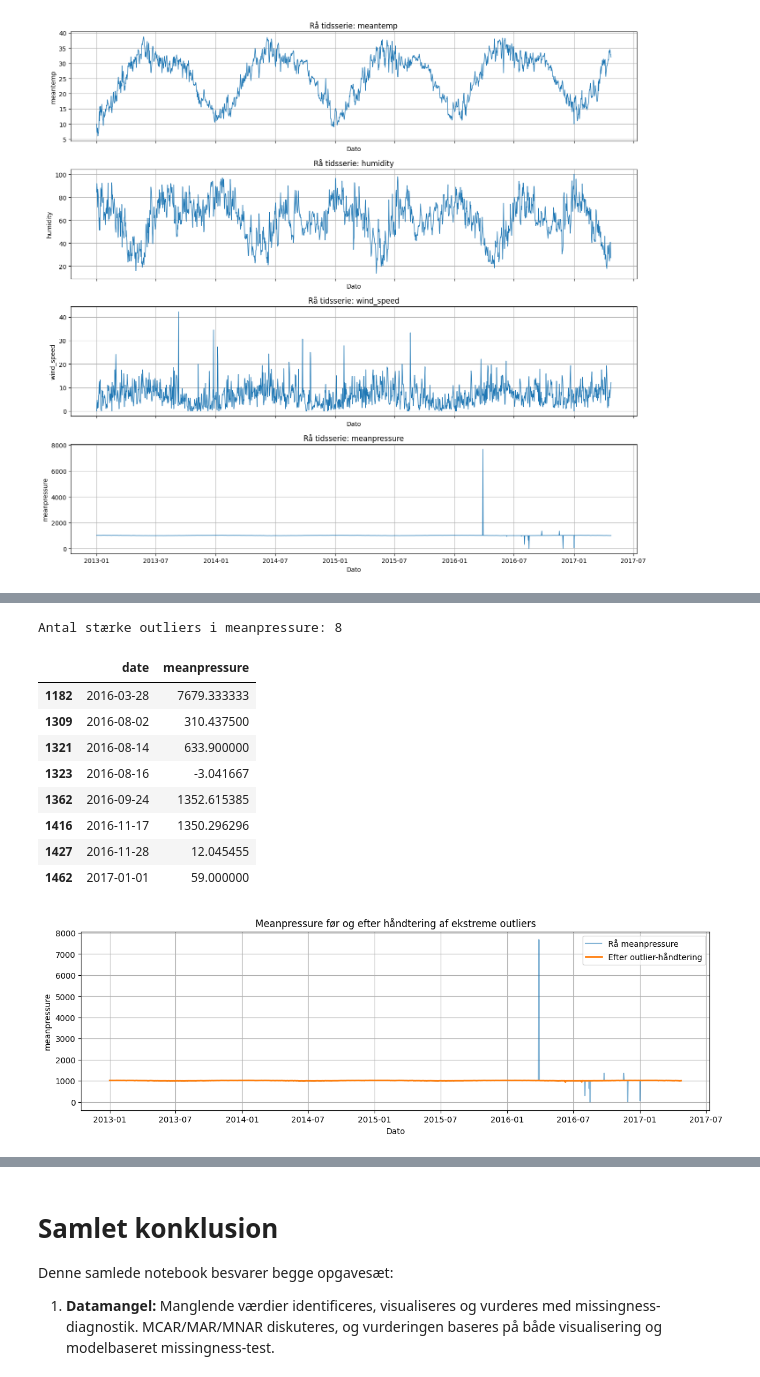
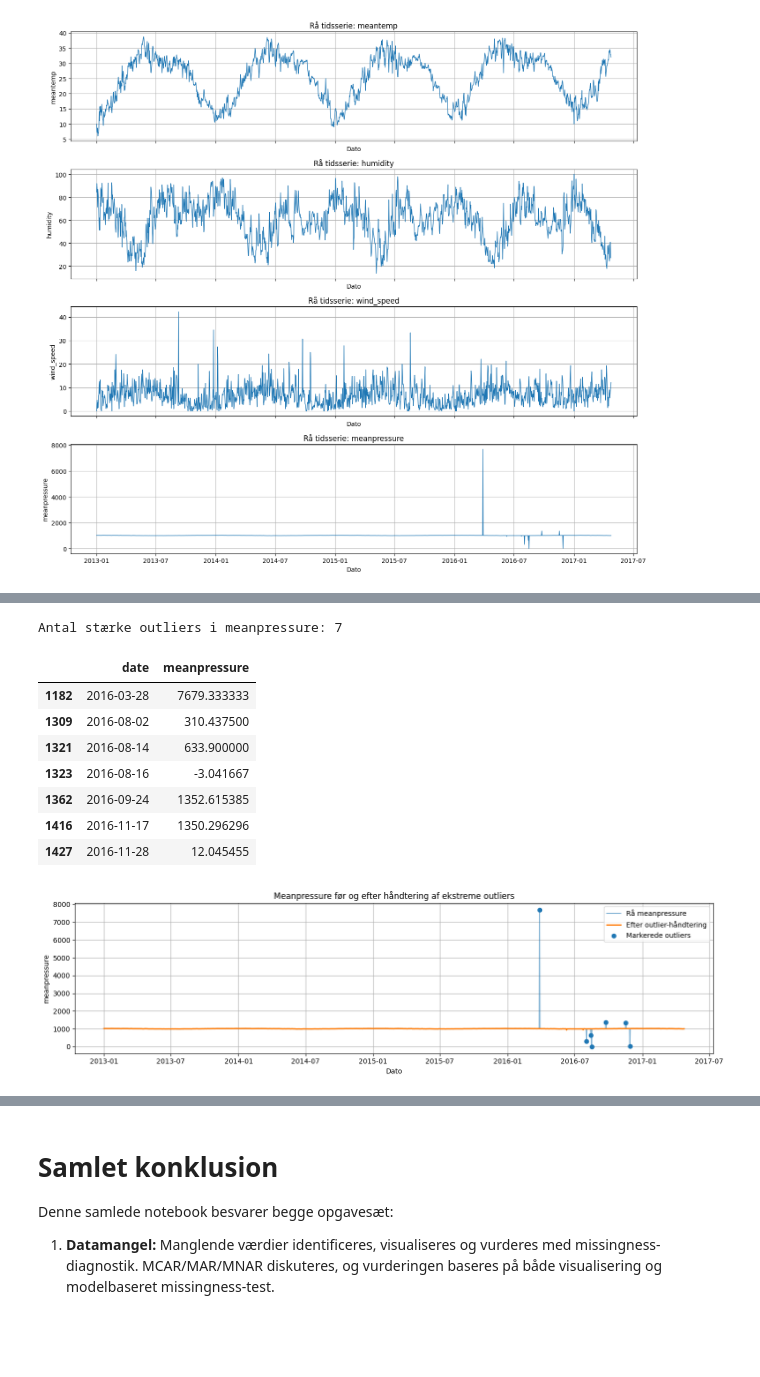
Before and after one commit to Ziabo1/AI-og-Data-Miniprojekt1, a Jupyter notebook: Samlet_miniprojekt_AI_og_Data.ipynb, the cells around one changed output, grey strips where cells are left out. Cells and saved outputs as stored; diff of their text form; code cells hidden in the pictures; blank space fills up the shorter version.

Commit message:
Mulige rettelser del 2
Mulige rettelser tilføjet du kan læse igennem det er både kode og  tekst

```diff
--- a/Samlet_miniprojekt_AI_og_Data.ipynb
+++ b/Samlet_miniprojekt_AI_og_Data.ipynb
@@ -786,6 +795,8 @@ climate = pd.concat([climate_train, climate_test], ignore_index=True)
 climate["date"] = pd.to_datetime(climate["date"])
 climate = climate.sort_values("date").reset_index(drop=True)
 
+climate = climate.drop_duplicates(subset="date", keep="first").reset_index(drop=True)
+
 numeric_cols_climate = climate.select_dtypes(include="number").columns.tolist()
 
 print("Tidsperiode:", climate["date"].min().date(), "til", climate["date"].max().date())
@@ -793,5 +804,44 @@ print("Antal observationer:", len(climate))
 print("Numeriske tidsserier:", numeric_cols_climate)
 display(climate.head())
 display(climate.describe().T.round(3))
+
+### ------- Mulige rettelse
+
+"""
+
+ # Bevar kilde midlertidigt, så eventuelle dubletter kan undersøges.
+climate_train["source"] = "train"
+climate_test["source"] = "test"
+
+climate_raw_concat = pd.concat([climate_train, climate_test], ignore_index=True)
+climate_raw_concat["date"] = pd.to_datetime(climate_raw_concat["date"])
+climate_raw_concat = climate_raw_concat.sort_values("date").reset_index(drop=True)
+
+# Find dubletter efter dato.
+duplicate_dates = climate_raw_concat[climate_raw_concat.duplicated(subset="date", keep=False)]
+
+print("Antal rækker før dubletfjernelse:", len(climate_raw_concat))
+print("Antal dublet-rækker baseret på dato:", len(duplicate_dates))
+display(duplicate_dates)
+
+# Fjern dubletdatoer.
+# keep="first" bevarer den første forekomst efter concat og sortering.
+# I dette datasæt betyder det, at train-rækken for 2017-01-01 bevares frem for test-rækken.
+climate = (
+    climate_raw_concat
+    .drop_duplicates(subset="date", keep="first")
+    .drop(columns="source")
+    .reset_index(drop=True)
+)
+
+numeric_cols = climate.select_dtypes(include="number").columns.tolist()
+
+print("Antal rækker efter dubletfjernelse:", len(climate))
+print("Tidsperiode:", climate["date"].min().date(), "til", climate["date"].max().date())
+print("Numeriske tidsserier:", numeric_cols)
+
+display(climate.head())
+display(climate.describe().T.round(3))
+"""
 # %% [output]
 Tidsperiode: 2013-01-01 til 2017-04-24
@@ -849,37 +916,38 @@ def robust_outlier_mask(series, threshold=8.0):
         return pd.Series(False, index=series.index)
     robust_z = 0.6745 * (series - med) / mad
     return robust_z.abs() > threshold
 
 climate_clean = climate.copy()
 pressure_mask = robust_outlier_mask(climate_clean["meanpressure"], threshold=8.0)
+pressure_outliers = climate_clean.loc[pressure_mask, ["date", "meanpressure"]]
 
 print("Antal stærke outliers i meanpressure:", int(pressure_mask.sum()))
 display(climate_clean.loc[pressure_mask, ["date", "meanpressure"]])
 
 climate_clean.loc[pressure_mask, "meanpressure"] = np.nan
 climate_clean["meanpressure"] = climate_clean["meanpressure"].interpolate(method="linear", limit_direction="both")
 
 fig, ax = plt.subplots(figsize=(14, 4))
 ax.plot(climate["date"], climate["meanpressure"], label="Rå meanpressure", alpha=0.55)
 ax.plot(climate_clean["date"], climate_clean["meanpressure"], label="Efter outlier-håndtering", linewidth=2)
+ax.scatter(pressure_outliers["date"], pressure_outliers["meanpressure"], label="Markerede outliers", zorder=3)
 ax.set_title("Meanpressure før og efter håndtering af ekstreme outliers")
 ax.set_xlabel("Dato")
 ax.set_ylabel("meanpressure")
 ax.legend()
+plt.tight_layout()
 plt.show()
-plt.close("all")
 # %% [output]
-Antal stærke outliers i meanpressure: 8
+Antal stærke outliers i meanpressure: 7
 |  | date | meanpressure |
 | 1182 | 2016-03-28 | 7679.333333 |
 | 1309 | 2016-08-02 | 310.437500 |
 | 1321 | 2016-08-14 | 633.900000 |
 | 1323 | 2016-08-16 | -3.041667 |
 | 1362 | 2016-09-24 | 1352.615385 |
 | 1416 | 2016-11-17 | 1350.296296 |
 | 1427 | 2016-11-28 | 12.045455 |
-| 1462 | 2017-01-01 | 59.000000 |
-[figure, old version]
+[figure, new version]
 # %% [markdown]
 ## 2.4 Vurdering af støjgrad gennem visualisering og residualer
 
```
Also changed, not shown: parts of 12 cells of this notebook.
